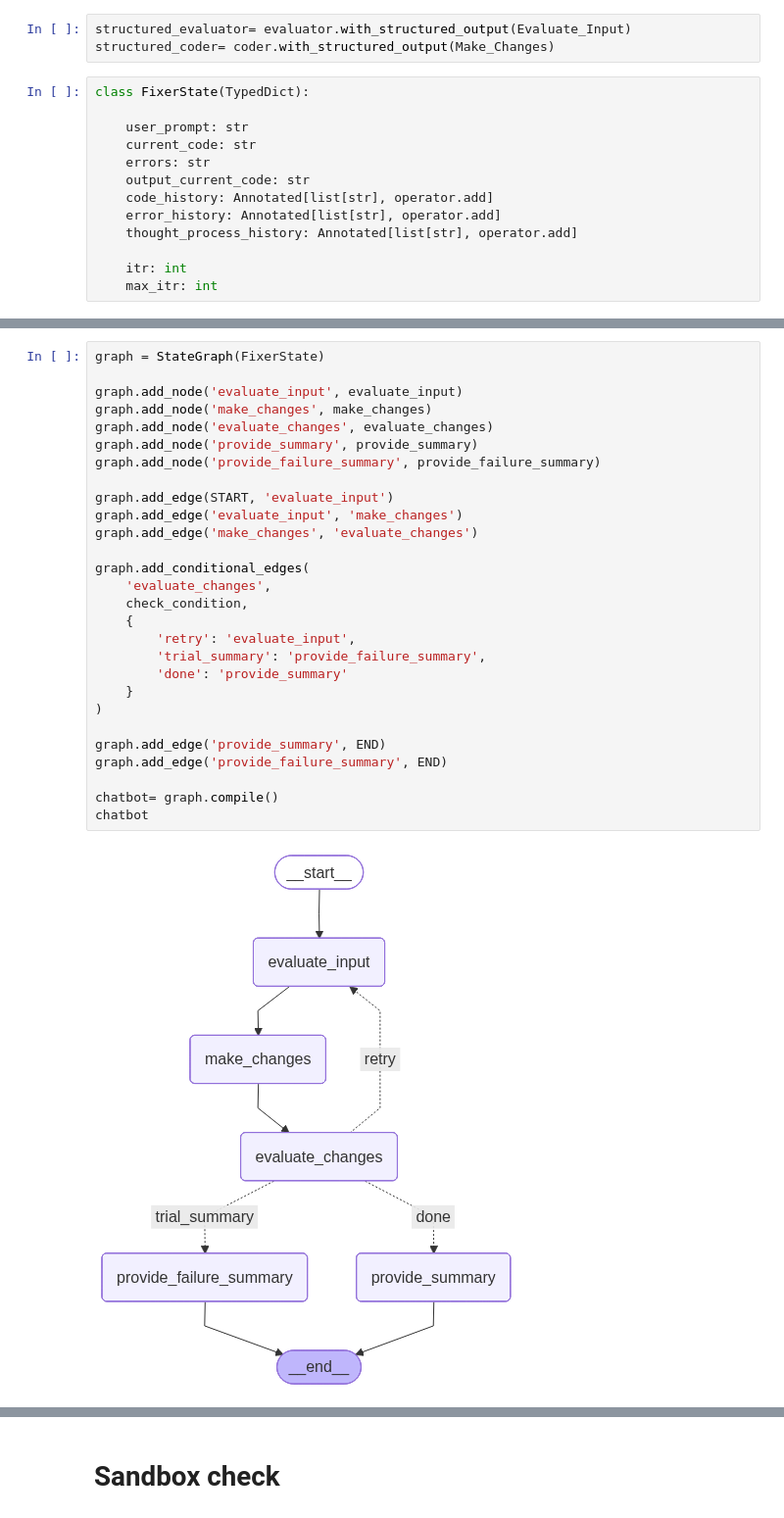
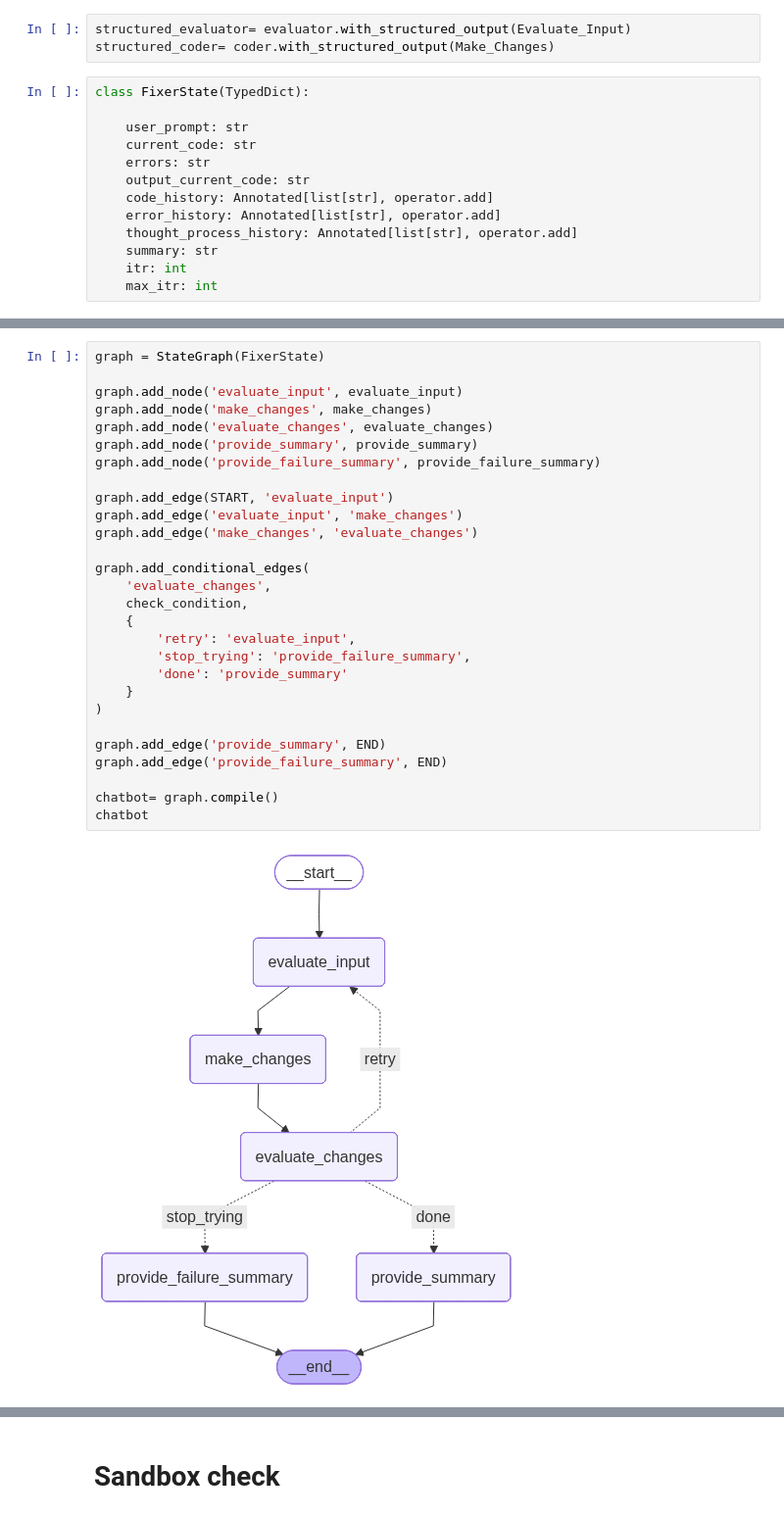
Before and after one commit to swayam279/AI_Bug_Fixer, a Jupyter notebook: notebooks/test.ipynb, the cells around one changed output, grey strips where cells are left out. Shown at 98% size. Cells and saved outputs as stored; diff of their text form.

```diff
--- a/notebooks/test.ipynb
+++ b/notebooks/test.ipynb
@@ -39,7 +40,7 @@ class FixerState(TypedDict):
     code_history: Annotated[list[str], operator.add]
     error_history: Annotated[list[str], operator.add]
     thought_process_history: Annotated[list[str], operator.add]
-
+    summary: str
     itr: int
     max_itr: int
 # %%
@@ -84,30 +302,30 @@ def check_condition(state: FixerState): # to check if error exists in updated co
 # %%
 graph = StateGraph(FixerState)
 
 graph.add_node('evaluate_input', evaluate_input)
 graph.add_node('make_changes', make_changes)
 graph.add_node('evaluate_changes', evaluate_changes)
 graph.add_node('provide_summary', provide_summary)
 graph.add_node('provide_failure_summary', provide_failure_summary)
 
 graph.add_edge(START, 'evaluate_input')
 graph.add_edge('evaluate_input', 'make_changes')
 graph.add_edge('make_changes', 'evaluate_changes')
 
 graph.add_conditional_edges(
     'evaluate_changes',
     check_condition,
     {
         'retry': 'evaluate_input',
-        'trial_summary': 'provide_failure_summary',
+        'stop_trying': 'provide_failure_summary',
         'done': 'provide_summary'
     }
 )
 
 graph.add_edge('provide_summary', END)
 graph.add_edge('provide_failure_summary', END)
 
 chatbot= graph.compile()
 chatbot
 # %% [output]
-[figure, old version]
+[figure, new version]
```
Also changed, not shown: parts of 10 cells of this notebook, 7 other files.
